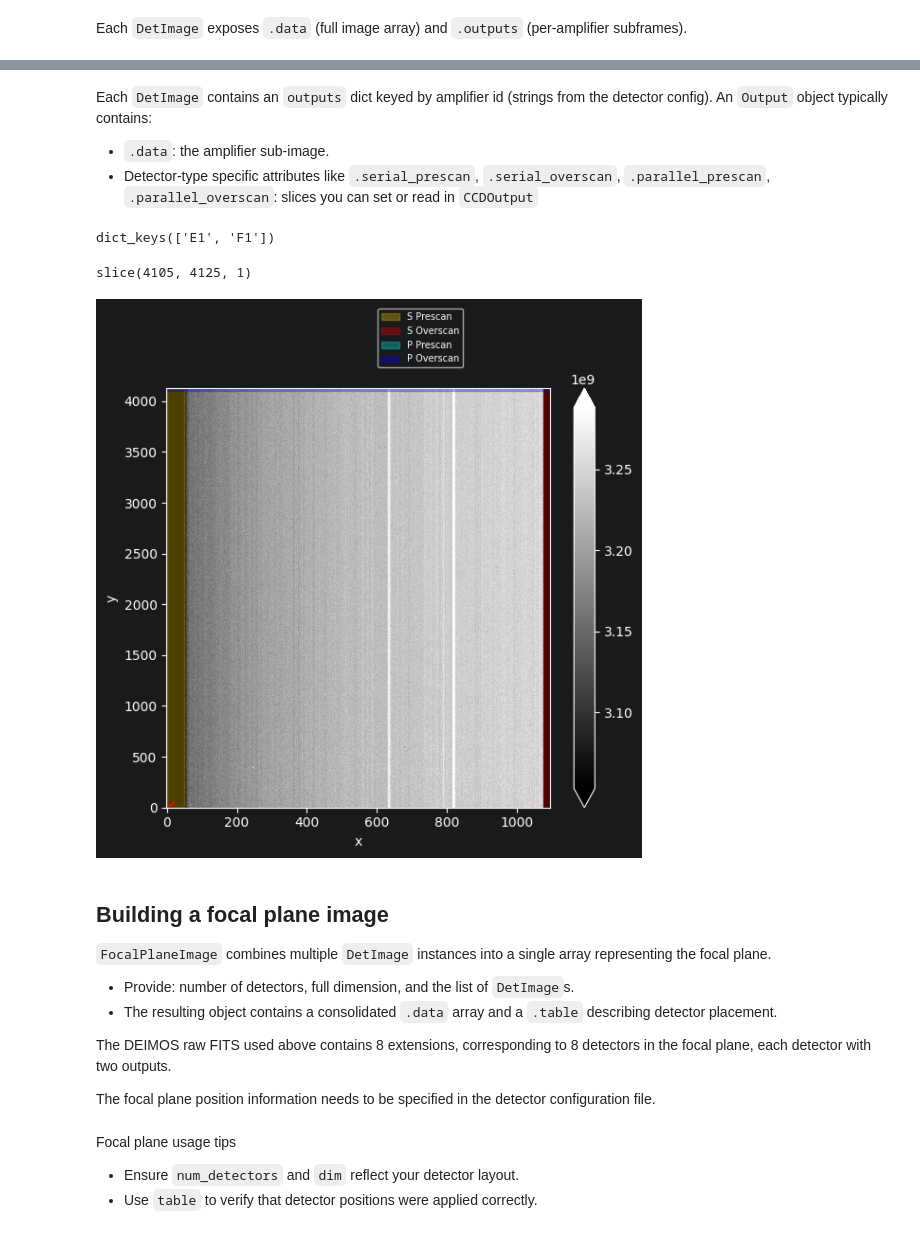
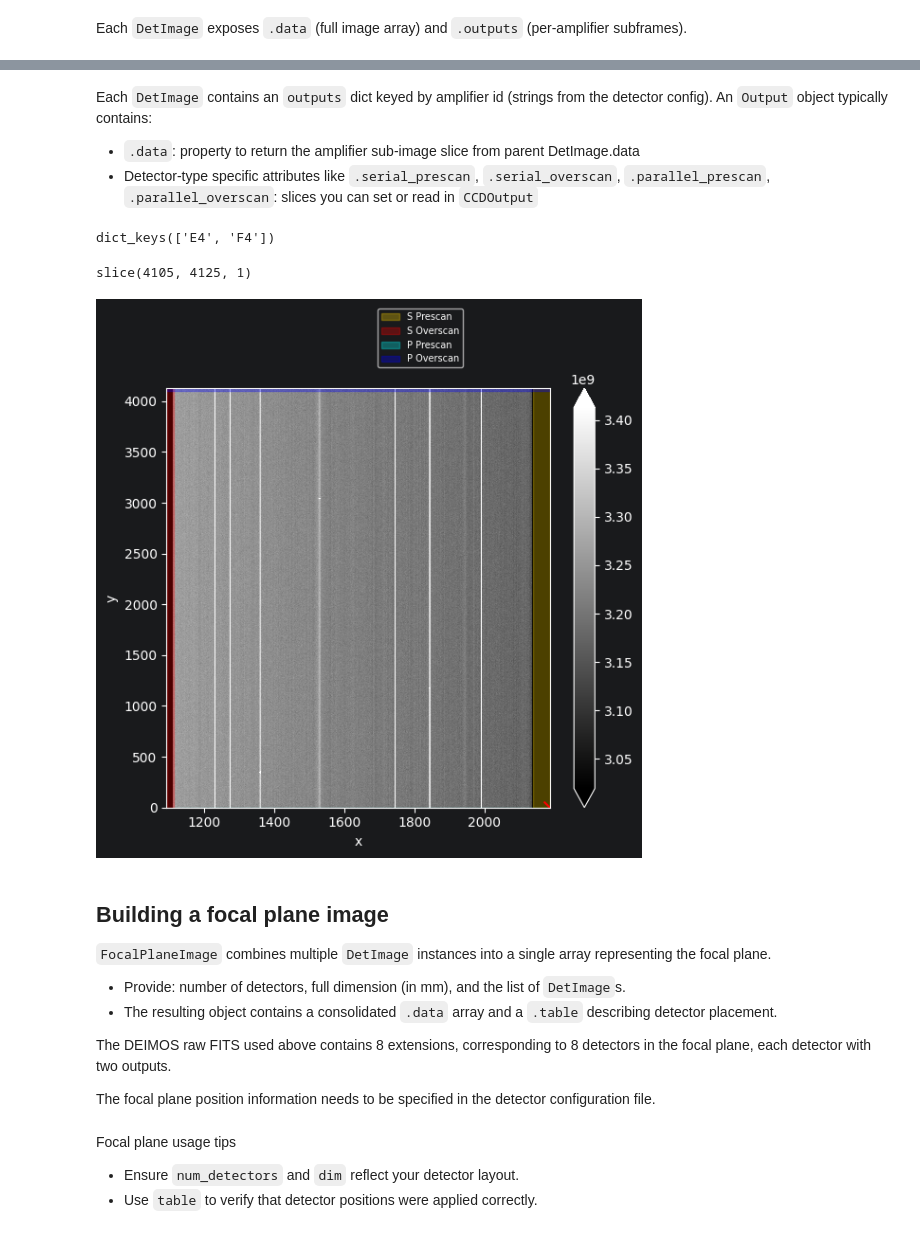
Before and after one commit to CaltechOpticalObservatories/eregion, a Jupyter notebook: playground/Example_image_loading.ipynb, the cells around one changed output, grey strips where cells are left out. Saved outputs shown, nothing was run; the diff lists cells and outputs as text; code cells hidden in the pictures.

```diff
--- a/playground/Example_image_loading.ipynb
+++ b/playground/Example_image_loading.ipynb
@@ -30,8 +30,10 @@ The `run` method of `ImageCreator` accepts the raw data input and produces a dic
   of `DetImage` objects.
 # %%
 from eregion.tasks.imagegen import ImageCreator
+from eregion.tasks.custom import load_image_fits_DEIMOS
 
 # Initialize the ImageCreator with the detector configuration.
-creator = ImageCreator(detector_config='../eregion/configs/detectors/deimos_sci_raw.yaml')
-res = creator.run(input_source='../data/deimos/warmdark_allchans.fits')
+creator = ImageCreator(detector_config='../src/eregion/configs/detectors/deimos_sci_raw.yaml')
+res = creator.run(input_source='../data/deimos/warmdark_allchans.fits',
+                  fileloader_func=load_image_fits_DEIMOS)
 # %% [output]
@@ -53,3 +58,4 @@ res.get_schema()
 # %%
-res.data # pretty prints the ImageBundle dataframe
+bundle = res.data
+bundle # returns dataframe's representation in notebook
 # %% [output]
@@ -76,12 +82,12 @@ res.data('det_id == "det_1" | det_id == "det_2"')
 Each `DetImage` exposes `.data` (full image array) and `.outputs` (per-amplifier subframes).
 # %%
 # Display the first DetImage from an input file
-det_image = res.data[0]
+det_image = bundle[3]
 
 # Show the DetImage using its built-in show method that takes kwargs for plt.imshow
 # For example, to set the colormap to 'gray', and scale the values using vmin, vmax from ZScaleInterval:
 from astropy.visualization import ZScaleInterval
 interval = ZScaleInterval()
 vmin, vmax = interval.get_limits(det_image.data)
-ax = det_image.show(cmap='gray', vmin=vmin, vmax=vmax)
+ax = det_image.show(cmap='gray', vmin=vmin, vmax=vmax, with_mask=False)
 # %% [output]
@@ -89,10 +95,10 @@ ax = det_image.show(cmap='gray', vmin=vmin, vmax=vmax)
 # %% [markdown]
 Each `DetImage` contains an `outputs` dict keyed by amplifier id (strings from the detector config).
 An `Output` object typically contains:
-- `.data`: the amplifier sub-image.
+- `.data`: property to return the amplifier sub-image slice from parent DetImage.data
 - Detector-type specific attributes like `.serial_prescan`, `.serial_overscan`, `.parallel_prescan`, `.parallel_overscan`: slices you can set or read in `CCDOutput`
 # %%
 det_image.outputs.keys()
 # %% [output]
-dict_keys(['E1', 'F1'])
+dict_keys(['E4', 'F4'])
 # %%
@@ -101,17 +107,17 @@ det_image.outputs['E1'].parallel_overscan
 slice(4105, 4125, 1)
 # %%
 # Plotting the first Output
-output = det_image.outputs['E1']
+output = det_image.outputs['F4']
 vmin, vmax = interval.get_limits(output.data)
 
 ax = output.show(cmap='gray', vmin=vmin, vmax=vmax, shade_regions=True, origin='lower')
 # %% [output]
-[figure, old version]
+[figure, new version]
 # %% [markdown]
 ## Building a focal plane image
 
 `FocalPlaneImage` combines multiple `DetImage` instances into a single array representing the focal plane.
-- Provide: number of detectors, full dimension, and the list of `DetImage`s.
+- Provide: number of detectors, full dimension (in mm), and the list of `DetImage`s.
 - The resulting object contains a consolidated `.data` array and a `.table` describing detector placement.
 
 The DEIMOS raw FITS used above contains 8 extensions, corresponding to 8 detectors in the focal plane, each detector with two outputs.
```
Also changed, not shown: parts of 17 cells of this notebook, 12 other files.
